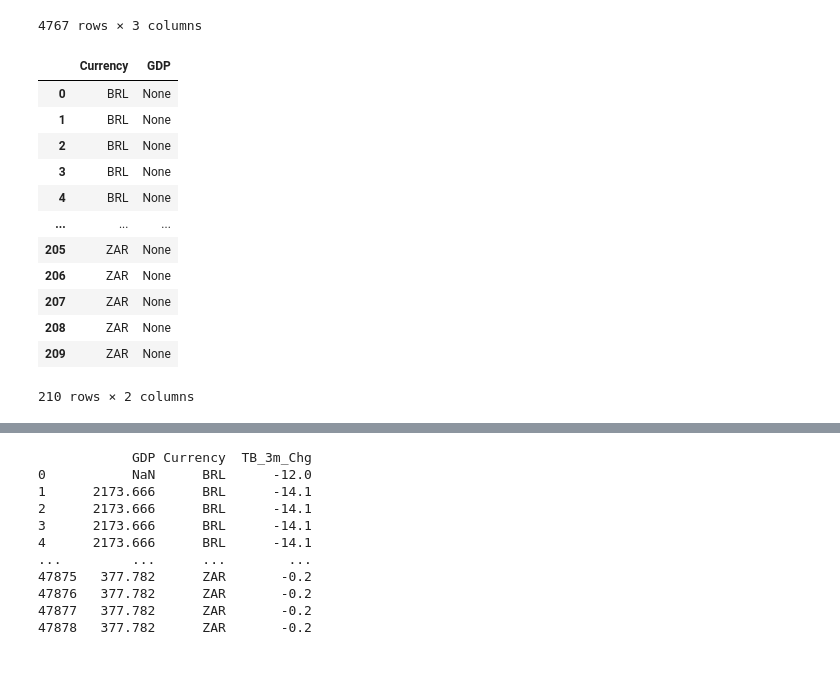
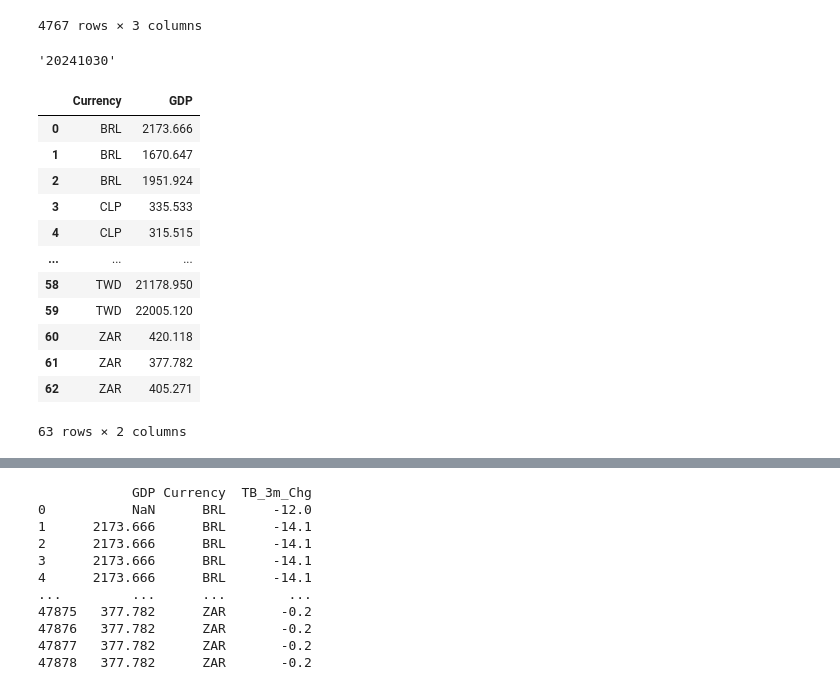
Before and after one commit to lanfeustX/Backtest, a Jupyter notebook: EMFX Backtest v2.ipynb, the cells around one changed output, grey strips where cells are left out. Cells and saved outputs as stored; diff of their text form; code cells hidden in the pictures.

```diff
--- a/EMFX Backtest v2.ipynb
+++ b/EMFX Backtest v2.ipynb
@@ -160,14 +276,14 @@ IMPVOL_query
 import pandas as pd
 from pandas.tseries.offsets import BDay
 import numpy as np
-
+from blp import blp
 all_currencies = ["BRL","CLP","CNY","COP","CZK","HUF","IDR","MYR","MXN","PEN","PHP","PLN","RON","RUB","ZAR","THB","TRY","INR","SGD","TWD","KRW","UAH","EGP","EUR","JPY","USD","GBP","CAD","ARS","CHF"]
 
 # Create an empty list to store the dataframes
 all_cpi_data = []
 
 # Loop through the dates from 2020 to today
-start_date = pd.Timestamp('2022-01-01')
+start_date = pd.Timestamp('2018-01-01')
 end_date = pd.Timestamp('today')
 for date in pd.date_range(start=start_date, end=end_date, freq='MS'): # 'MS' for month start frequency
     specific_date = date + pd.DateOffset(months=1) - pd.DateOffset(days=1)  # Get the last day of the month
@@ -230,5 +346,6 @@ for date in pd.date_range(start=start_date, end=end_date, freq='MS'): # 'MS' for
 final_cpi_data = pd.concat(all_cpi_data, ignore_index=True)
 
 print(final_cpi_data)
+CPI_query = final_cpi_data.copy()
 # %% [output]
      Currency      CPI       Date
@@ -386,0 +668,25 @@ Timestamp('2024-08-31 00:00:00')
+# %%
+reer_dict = {}
+
+
+for date in reer_data['date'].unique():
+    date_data = reer_data[reer_data['date'] == date].copy()
+    date_data = date_data.drop(columns='date')
+
+    temp_df = pd.DataFrame(index=currencies, columns=['REER', 'REER_5Y_avg'])
+
+    for currency in currencies:
+        reer_col = currency
+        rolling_col = currency + "_5yr_rolling"
+
+        if rolling_col in reer_data.columns:
+            temp_df.loc[currency, 'REER'] = date_data[reer_col].iloc[0]
+            temp_df.loc[currency, 'REER_5Y_avg'] = date_data[rolling_col].iloc[0]
+        else:
+            temp_df.loc[currency, 'REER'] = date_data[reer_col].iloc[0]
+            temp_df.loc[currency, 'REER_5Y_avg'] = np.nan
+
+    # Add Currency as a column before resetting indexFTB_3
+
+    temp_df = temp_df.reset_index().rename(columns={'index': 'Currency'})
+    reer_dict[date] = temp_df
@@ -853,18 +1662,24 @@ IMPVOL_query
 | 20 | 2024-01-01 | CNY | 4.5000 |
 | 0 | 2024-01-01 | TRY | 13.3150 |
 4767 rows × 3 columns
+# %%
+strt_date
+# %% [output]
+'20241030'
 # %%
+from blp import blp
+end_date_str = pd.Timestamp(end_date).strftime('%Y%m%d')
+strt_date = '2018-01-01'
 currencies = ["BRL", "CLP", "CNY", "COP", "CZK", "HUF", "IDR", "MYR", "MXN", "PEN", "PHP", "PLN", "RON", "RUB", "ZAR", "THB", "TRY", "INR", "SGD", "TWD", "KRW"]
 
 bquery = blp.BlpQuery().start()
 
-bquery = blp.BlpQuery().start()
 GDP_query = bquery.bdh(
         ["WGDPBRAZ Index","WGDPCHIL Index","WGDPCHIN Index","WGDPCOLO Index","WGDPCZEC Index","WGDPHUNG Index","WGDPINDO Index","WGDPMALY Index","WGDPMEXI Index","WGDPPERU Index","WGDPPHIL Index","WGDPPOLA Index","WGDPROMA Index","WGDPRUSS Index","WGDPSOUT Index","WGDPTHAI Index","WGDPTURK Index","WGDPINDI Index","WGDPSING Index","TAGDPARE Index","WGDPKORE Index"],
         ["PX_LAST"],
-        start_date= strt_date,
-        end_date= end_date,
-        options={"adjustmentSplit": True, "CDR":"5D"}) #)
+        start_date= '20210101',
+        end_date= end_date_str,
+        options={"adjustmentSplit": True, "nonTradingDayFillOption":"ALL_CALENDAR_DAYS", "periodicitySelection":"YEARLY", 'nonTradingDayFillMethod':'NIL_VALUE'})
 
 GDP_query.rename(columns={'PX_LAST':'GDP'}, inplace=True)
 
@@ -872,42 +1687,42 @@ conditions = [
     (GDP_query['security'] == 'WGDPBRAZ Index'),
     (GDP_query['security'] == 'WGDPCHIL Index'),
     (GDP_query['security'] == 'WGDPCHIN Index'),
     (GDP_query['security'] == 'WGDPCOLO Index'),
     (GDP_query['security'] == 'WGDPCZEC Index'),
     (GDP_query['security'] == 'WGDPHUNG Index'),
     (GDP_query['security'] == 'WGDPINDO Index'),
     (GDP_query['security'] == 'WGDPMALY Index'),
     (GDP_query['security'] == 'WGDPMEXI Index'),
     (GDP_query['security'] == 'WGDPPERU Index'),
     (GDP_query['security'] == 'WGDPPHIL Index'),
     (GDP_query['security'] == 'WGDPPOLA Index'),
     (GDP_query['security'] == 'WGDPROMA Index'),
     (GDP_query['security'] == 'WGDPRUSS Index'),
     (GDP_query['security'] == 'WGDPSOUT Index'),
     (GDP_query['security'] == 'WGDPTHAI Index'),
     (GDP_query['security'] == 'WGDPTURK Index'),
     (GDP_query['security'] == 'WGDPINDI Index'),
     (GDP_query['security'] == 'WGDPSING Index'),
     (GDP_query['security'] == 'TAGDPARE Index'),
     (GDP_query['security'] == 'WGDPKORE Index')
 ]
 
 GDP_query['Currency'] = np.select(conditions, currencies, default=None)
 GDP_query.sort_values(by='Currency', ascending=True, inplace=True)
 GDP_query.reset_index(inplace=True)
 GDP_query=GDP_query[['Currency','GDP']]
 GDP_query
 # %% [output]
 |  | Currency | GDP |
-| 0 | BRL | None |
-| 1 | BRL | None |
-| 2 | BRL | None |
-| 3 | BRL | None |
-| 4 | BRL | None |
+| 0 | BRL | 2173.666 |
+| 1 | BRL | 1670.647 |
+| 2 | BRL | 1951.924 |
+| 3 | CLP | 335.533 |
+| 4 | CLP | 315.515 |
 | ... | ... | ... |
-| 205 | ZAR | None |
-| 206 | ZAR | None |
-| 207 | ZAR | None |
-| 208 | ZAR | None |
-| 209 | ZAR | None |
+| 58 | TWD | 21178.950 |
+| 59 | TWD | 22005.120 |
+| 60 | ZAR | 420.118 |
+| 61 | ZAR | 377.782 |
+| 62 | ZAR | 405.271 |
-210 rows × 2 columns
+63 rows × 2 columns
```
Also changed, not shown: parts of 97 cells of this notebook.
